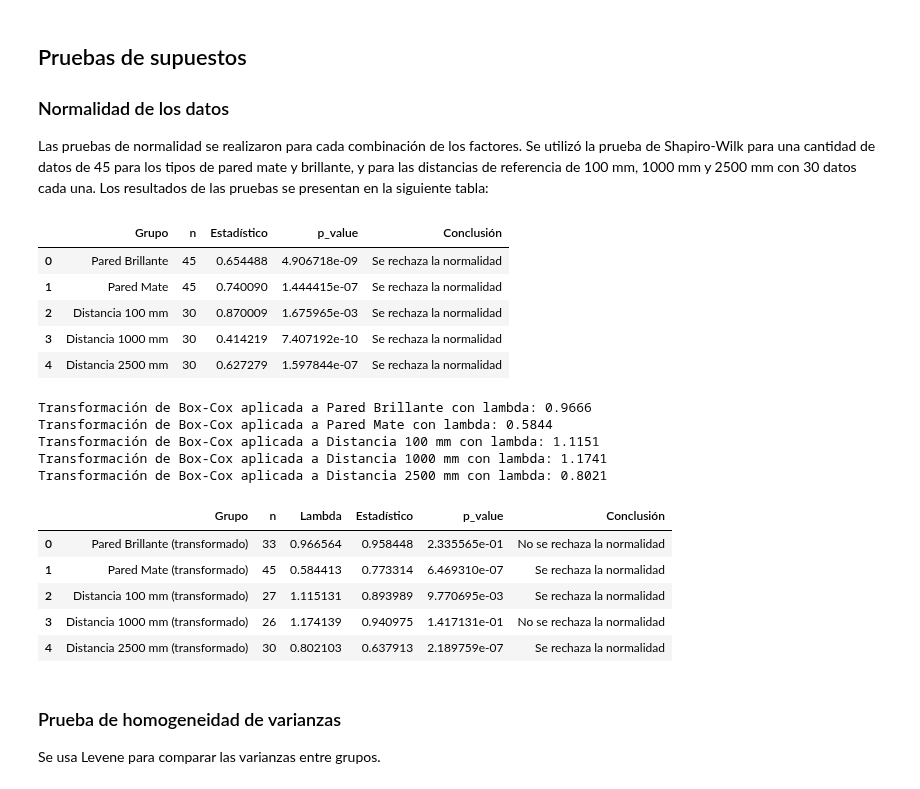
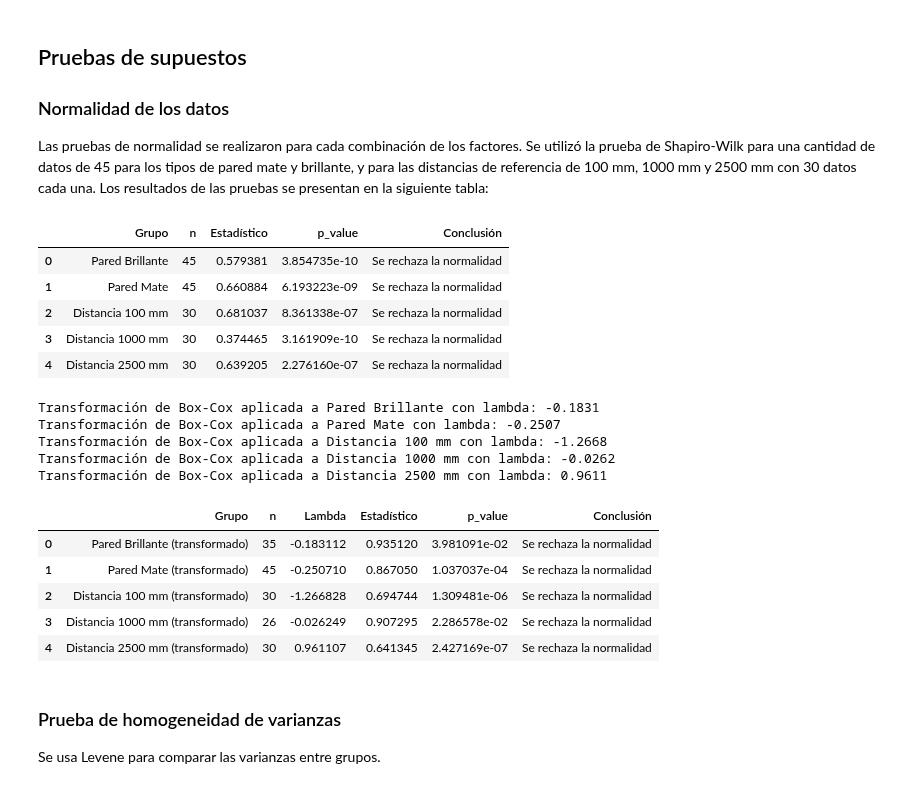
Before and after one commit to cerillo2808/Experimentos_TempName, a Jupyter notebook: proyecto/EDA.ipynb, the cells around one changed output. Drawn from its saved outputs; the diff is of its cells as text; code cells hidden in the pictures.

```diff
--- a/proyecto/EDA.ipynb
+++ b/proyecto/EDA.ipynb
@@ -789,47 +723,47 @@ Las pruebas de normalidad se realizaron para cada combinación de los factores.
 from scipy.stats import shapiro
 
 datos = {
-    "Pared Brillante": datos_brillante,
-    "Pared Mate": datos_mate,
-    "Distancia 100 mm": datos_dist_100,
-    "Distancia 1000 mm": datos_dist_1000,
-    "Distancia 2500 mm": datos_dist_2500
+    "Pared Brillante": df["Error absoluto (mm)"].loc[df["Tipo de pared"].eq("Brillante")],
+    "Pared Mate": df["Error absoluto (mm)"].loc[df["Tipo de pared"].eq("Mate")],
+    "Distancia 100 mm": df["Error absoluto (mm)"].loc[df["Distancia de referencia (mm)"].eq(100)],
+    "Distancia 1000 mm": df["Error absoluto (mm)"].loc[df["Distancia de referencia (mm)"].eq(1000)],
+    "Distancia 2500 mm": df["Error absoluto (mm)"].loc[df["Distancia de referencia (mm)"].eq(2500)]
 }
 
 resultados_shapiro = []
 
 for i, data in enumerate(datos.values()):
     stat, p = shapiro(data)
     resultados_shapiro.append({
         "Grupo": f"{list(datos.keys())[i]}",
         "n": len(data),
         "Estadístico": stat,
         "p_value": p,
         "Conclusión": (
             "Se rechaza la normalidad"
             if p < 0.05
             else "No se rechaza la normalidad"
         )
     })
 
 display(pd.DataFrame(resultados_shapiro))
 
 
 # for grupo, serie in datos.items():
 #     fig = (
 #         plotnine.ggplot(plotnine.aes(sample=serie)) +
 #         plotnine.stat_qq() +
 #         plotnine.stat_qq_line() +
 #         plotnine.ggtitle(f"Gráfico Q-Q ({grupo})")
 #     )
 #     fig.show()
 # %% [output]
 |  | Grupo | n | Estadístico | p_value | Conclusión |
-| 0 | Pared Brillante | 45 | 0.654488 | 4.906718e-09 | Se rechaza la normalidad |
-| 1 | Pared Mate | 45 | 0.740090 | 1.444415e-07 | Se rechaza la normalidad |
-| 2 | Distancia 100 mm | 30 | 0.870009 | 1.675965e-03 | Se rechaza la normalidad |
-| 3 | Distancia 1000 mm | 30 | 0.414219 | 7.407192e-10 | Se rechaza la normalidad |
-| 4 | Distancia 2500 mm | 30 | 0.627279 | 1.597844e-07 | Se rechaza la normalidad |
+| 0 | Pared Brillante | 45 | 0.579381 | 3.854735e-10 | Se rechaza la normalidad |
+| 1 | Pared Mate | 45 | 0.660884 | 6.193223e-09 | Se rechaza la normalidad |
+| 2 | Distancia 100 mm | 30 | 0.681037 | 8.361338e-07 | Se rechaza la normalidad |
+| 3 | Distancia 1000 mm | 30 | 0.374465 | 3.161909e-10 | Se rechaza la normalidad |
+| 4 | Distancia 2500 mm | 30 | 0.639205 | 2.276160e-07 | Se rechaza la normalidad |
 # %%
 # Se eliminan los datos atipicos y
 # se aplica la transformación de Box-Cox para los datos que no cumplen normalidad
@@ -895,17 +829,17 @@ for grupo, datos_a_transformar in datos_sin_outliers.items():
 
 display(pd.DataFrame(resultados_shapiro_transformados))
 # %% [output]
-Transformación de Box-Cox aplicada a Pared Brillante con lambda: 0.9666
-Transformación de Box-Cox aplicada a Pared Mate con lambda: 0.5844
-Transformación de Box-Cox aplicada a Distancia 100 mm con lambda: 1.1151
-Transformación de Box-Cox aplicada a Distancia 1000 mm con lambda: 1.1741
-Transformación de Box-Cox aplicada a Distancia 2500 mm con lambda: 0.8021
+Transformación de Box-Cox aplicada a Pared Brillante con lambda: -0.1831
+Transformación de Box-Cox aplicada a Pared Mate con lambda: -0.2507
+Transformación de Box-Cox aplicada a Distancia 100 mm con lambda: -1.2668
+Transformación de Box-Cox aplicada a Distancia 1000 mm con lambda: -0.0262
+Transformación de Box-Cox aplicada a Distancia 2500 mm con lambda: 0.9611
 |  | Grupo | n | Lambda | Estadístico | p_value | Conclusión |
-| 0 | Pared Brillante (transformado) | 33 | 0.966564 | 0.958448 | 2.335565e-01 | No se rechaza la normalidad |
-| 1 | Pared Mate (transformado) | 45 | 0.584413 | 0.773314 | 6.469310e-07 | Se rechaza la normalidad |
-| 2 | Distancia 100 mm (transformado) | 27 | 1.115131 | 0.893989 | 9.770695e-03 | Se rechaza la normalidad |
-| 3 | Distancia 1000 mm (transformado) | 26 | 1.174139 | 0.940975 | 1.417131e-01 | No se rechaza la normalidad |
-| 4 | Distancia 2500 mm (transformado) | 30 | 0.802103 | 0.637913 | 2.189759e-07 | Se rechaza la normalidad |
+| 0 | Pared Brillante (transformado) | 35 | -0.183112 | 0.935120 | 3.981091e-02 | Se rechaza la normalidad |
+| 1 | Pared Mate (transformado) | 45 | -0.250710 | 0.867050 | 1.037037e-04 | Se rechaza la normalidad |
+| 2 | Distancia 100 mm (transformado) | 30 | -1.266828 | 0.694744 | 1.309481e-06 | Se rechaza la normalidad |
+| 3 | Distancia 1000 mm (transformado) | 26 | -0.026249 | 0.907295 | 2.286578e-02 | Se rechaza la normalidad |
+| 4 | Distancia 2500 mm (transformado) | 30 | 0.961107 | 0.641345 | 2.427169e-07 | Se rechaza la normalidad |
 # %% [markdown]
 ### Prueba de homogeneidad de varianzas
 
```
Also changed, not shown: parts of 14 cells of this notebook.
